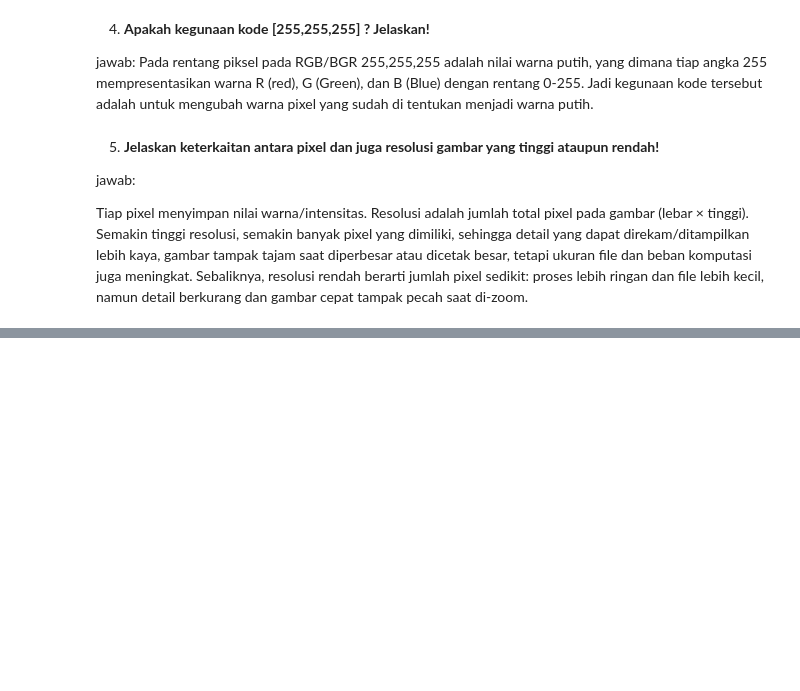
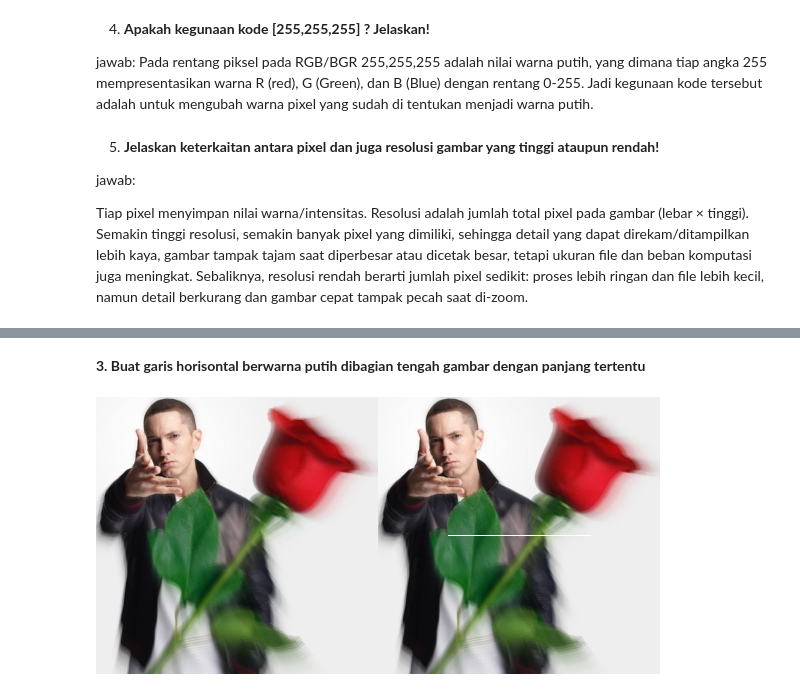
Before and after one commit to NathanaelGracedo/PCVK_2025, a Jupyter notebook: Week1.ipynb, the cells around one changed output, grey strips where cells are left out. Drawn from its saved outputs; the diff is of its cells as text; code cells hidden in the pictures; blank space fills up the shorter version.

```diff
--- a/Week1.ipynb
+++ b/Week1.ipynb
@@ -107,0 +139,20 @@ Tiap pixel menyimpan nilai warna/intensitas. Resolusi adalah jumlah total pixel
+# %% [markdown]
+**3. Buat garis horisontal berwarna putih dibagian tengah gambar dengan panjang tertentu**
+# %%
+image_2 = cv.cvtColor(image, cv.COLOR_BGR2RGB)
+tinggi, lebar = image_2.shape[:2]
+
+panjang = 143
+y = tinggi // 2
+x_center = lebar // 2
+half = panjang // 2
+x1 = max(0, x_center - half)
+x2 = min(lebar - 1, x_center + half)
+
+image_3 = image_2.copy()
+cv.line(image_3, (x1, y), (x2, y), (255, 255, 255), thickness=1)
+
+final_frame = cv.hconcat((image_2, image_3))
+cv2_imshow(final_frame)
+# %% [output]
+[figure, added]
```
Also changed, not shown: parts of 7 cells of this notebook.
